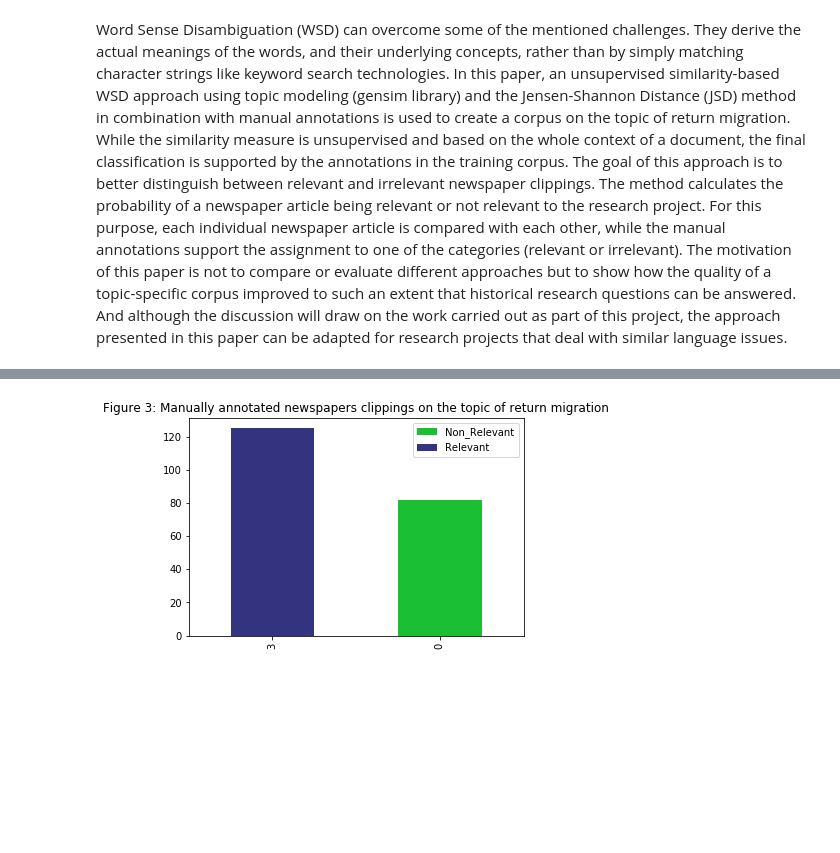
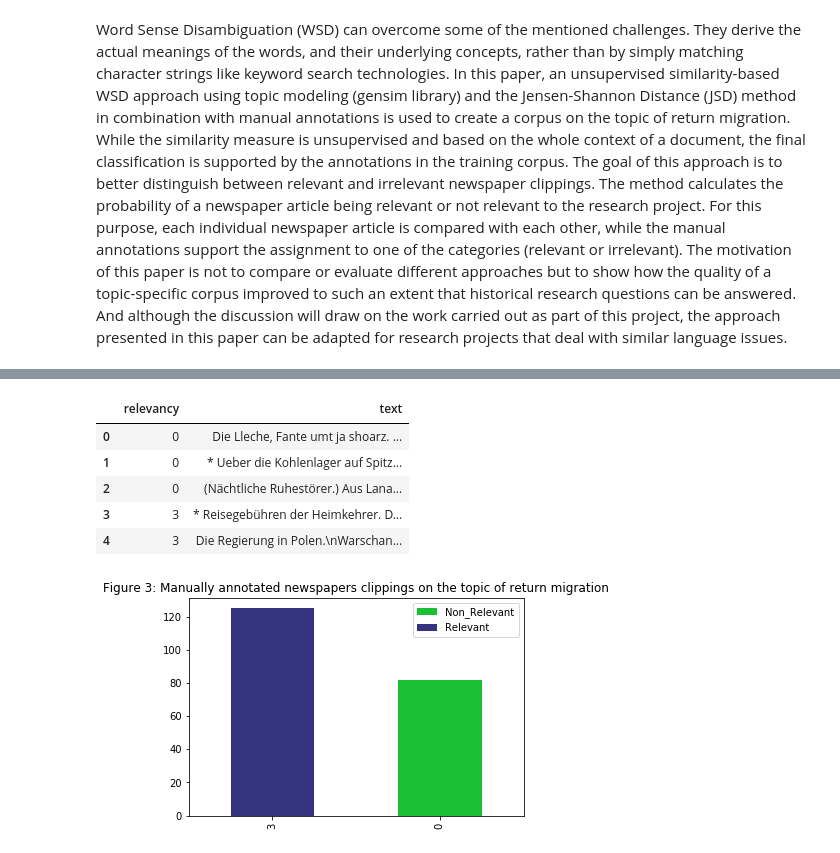
Before and after one commit to soberbichler/Topic-specific-corpus-building_OberbichlerPfanzelter, a Jupyter notebook: news_article_similarity_remigration_notebook.ipynb, the cells around one changed output, grey strips where cells are left out. Saved outputs shown, nothing was run; the diff lists cells and outputs as text; code cells hidden in the pictures; blank space fills up the shorter version.

```diff
--- a/news_article_similarity_remigration_notebook.ipynb
+++ b/news_article_similarity_remigration_notebook.ipynb
@@ -99,3 +103,12 @@ The search and the building of the sample collection was performed with the beta
+# %%
+df.head(5)
+# %% [output]
+|  | relevancy | text |
+| 0 | 0 | Die Lleche, Fante umt ja shoarz. ... |
+| 1 | 0 | * Ueber die Kohlenlager auf Spitz... |
+| 2 | 0 | (Nächtliche Ruhestörer.) Aus Lana... |
+| 3 | 3 | * Reisegebühren der Heimkehrer. D... |
+| 4 | 3 | Die Regierung in Polen.\nWarschan... |
 # %%
 %matplotlib inline
 import matplotlib.pyplot as plt
```
Also changed, not shown: parts of 41 cells of this notebook.
